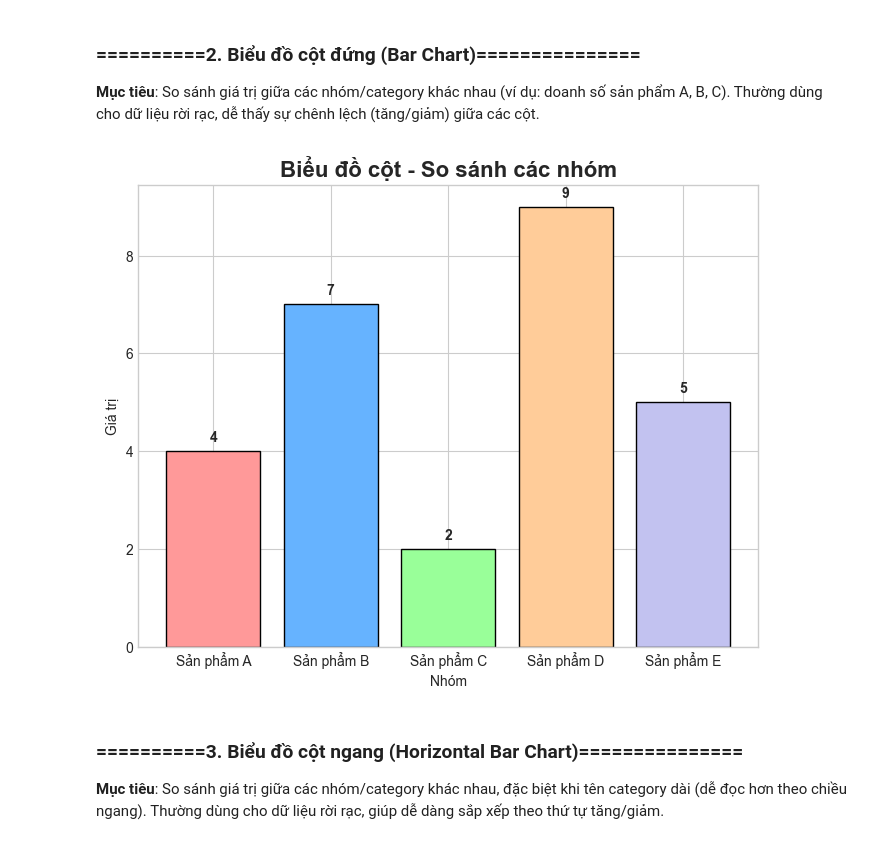
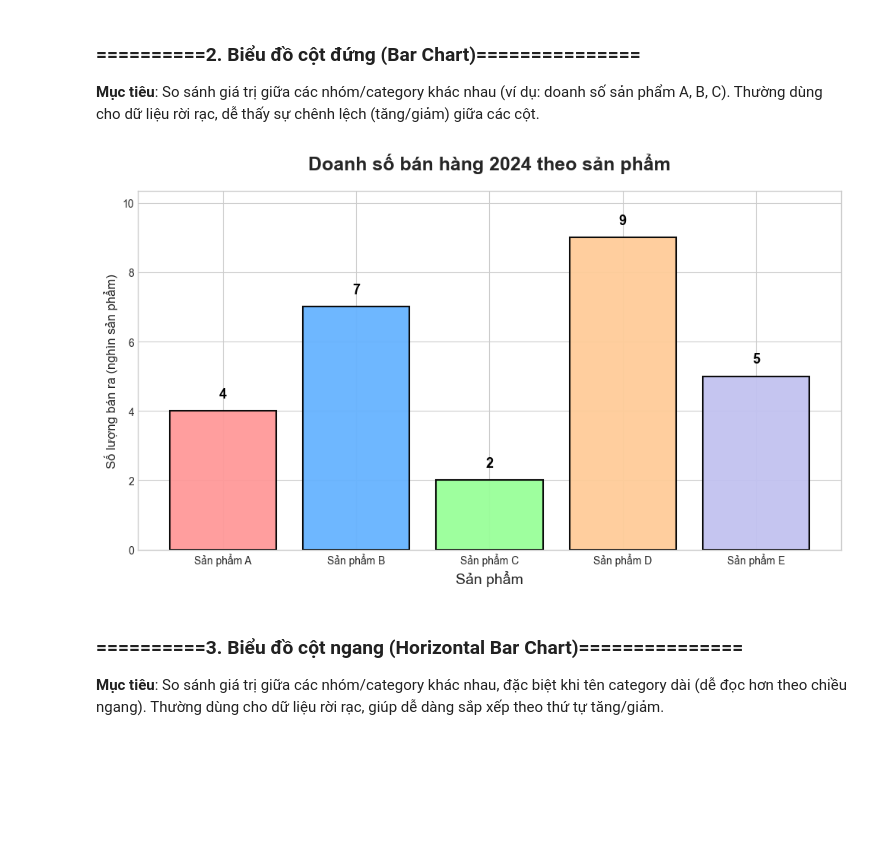
Before and after one commit to Cgaz275/SGU2025_Python_DCT122C3, a Jupyter notebook: BT6_MatPlotLib/Matplotlib.ipynb, the cells around one changed output. Cells and saved outputs as stored; diff of their text form; code cells hidden in the pictures; blank space fills up the shorter version.

```diff
--- a/BT6_MatPlotLib/Matplotlib.ipynb
+++ b/BT6_MatPlotLib/Matplotlib.ipynb
@@ -97,18 +97,28 @@ plt.show()
 **Mục tiêu**: So sánh giá trị giữa các nhóm/category khác nhau (ví dụ: doanh số sản phẩm A, B, C).
 Thường dùng cho dữ liệu rời rạc, dễ thấy sự chênh lệch (tăng/giảm) giữa các cột.
 # %%
-plt.figure(figsize=(8, 6))
-plt.bar(categories, values,
-        color=['#ff9999','#66b3ff','#99ff99','#ffcc99','#c2c2f0'],  # ĐÃ SỬA #99ff999 → #99ff99
-        edgecolor='black')
-plt.title('Biểu đồ cột - So sánh các nhóm', fontsize=16, fontweight='bold')
-plt.xlabel('Nhóm')
-plt.ylabel('Giá trị')
-for i, v in enumerate(values):
-    plt.text(i, v + 0.2, str(v), ha='center', fontweight='bold')
+plt.figure(figsize=(10, 6))
+
+plt.bar(categories, sales_2024,
+        color=['#ff9999', '#66b3ff', '#99ff99', '#ffcc99', '#c2c2f0'],
+        edgecolor='black',
+        linewidth=1.5,
+        alpha=0.95)
+
+plt.title('Doanh số bán hàng 2024 theo sản phẩm', fontsize=18, fontweight='bold', pad=20)
+plt.xlabel('Sản phẩm', fontsize=14)
+plt.ylabel('Số lượng bán ra (nghìn sản phẩm)', fontsize=12)
+
+# Hiển thị giá trị trên đầu mỗi cột
+for i, v in enumerate(sales_2024):
+    plt.text(i, v + 0.3, str(v),
+             ha='center', va='bottom', fontweight='bold', fontsize=13, color='black')
+
+plt.ylim(0, max(sales_2024) * 1.15)  # để chữ không bị cắt
+plt.tight_layout()
 plt.show()
 # %% [output]
-[figure, old version]
+[figure, new version]
 # %% [markdown]
 ### ==========3. Biểu đồ cột ngang (Horizontal Bar Chart)===============
 **Mục tiêu**: So sánh giá trị giữa các nhóm/category khác nhau, đặc biệt khi tên category dài (dễ đọc hơn theo chiều ngang).
```
Also changed, not shown: parts of 1 cell of this notebook.
